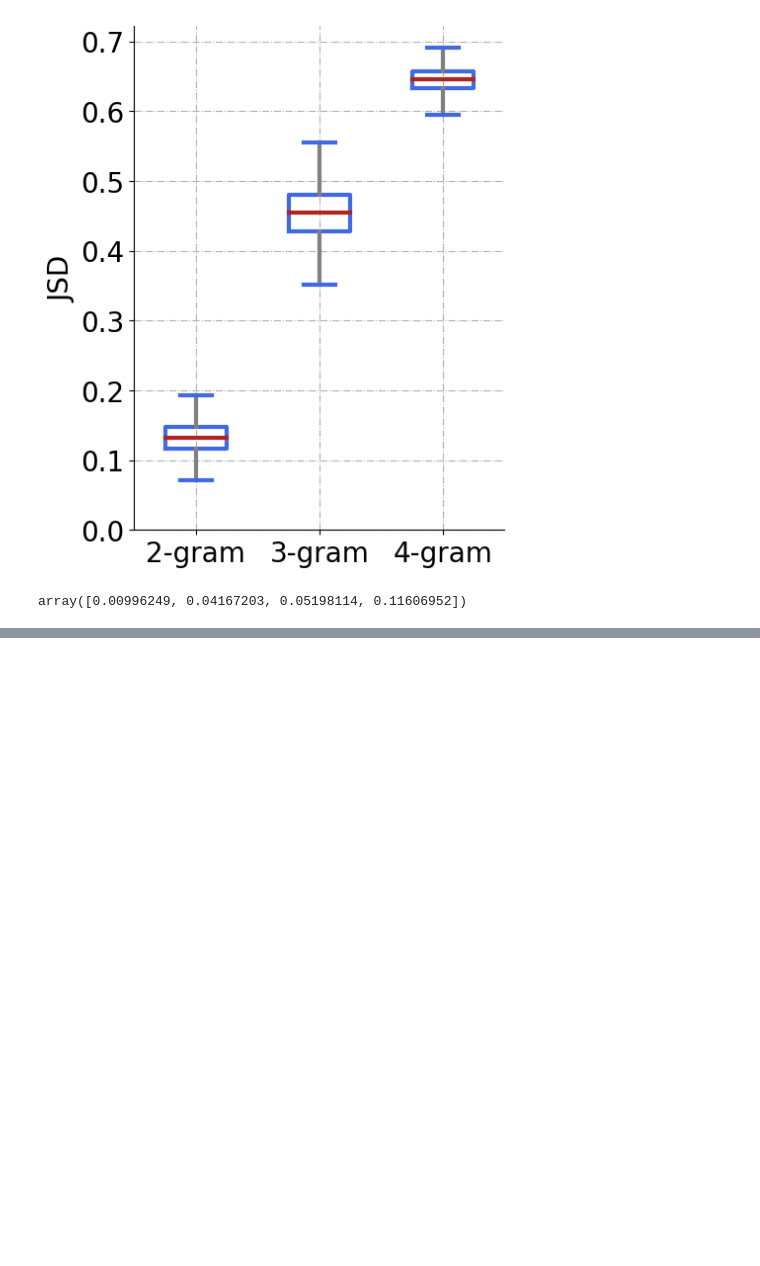
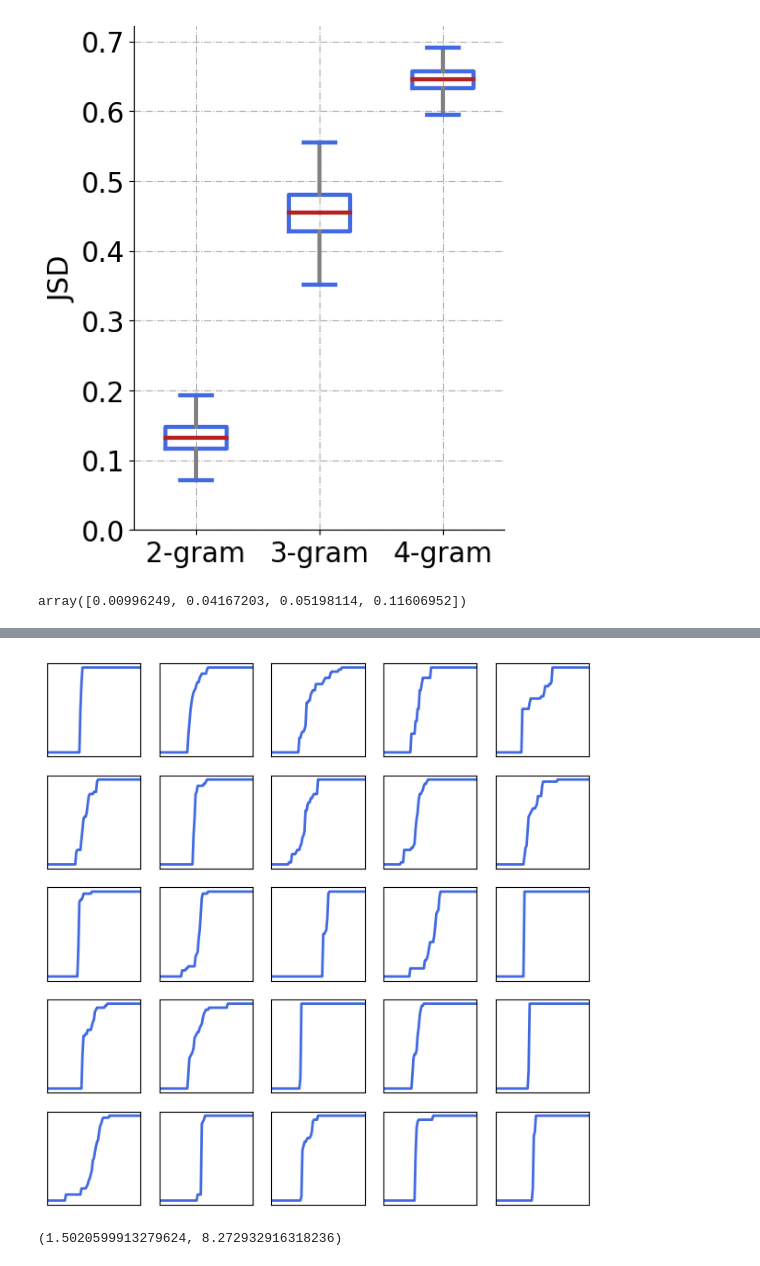
Before and after one commit to SijiangHuang/Encore-HotNets, a Jupyter notebook: motivation.ipynb, the cells around one changed output, grey strips where cells are left out. Saved outputs shown, nothing was run; the diff lists cells and outputs as text; code cells hidden in the pictures; blank space fills up the shorter version.

```diff
--- a/motivation.ipynb
+++ b/motivation.ipynb
@@ -235,0 +252,23 @@ array([0.00996249, 0.04167203, 0.05198114, 0.11606952])
+# %%
+fig = plt.figure(figsize=(6, 6))
+plt.subplots_adjust(left=0.01, top=0.99, bottom=0.01, right=0.99)
+bins = np.arange(0, 9, 0.1)
+for i in range(1, 26):
+    ax = plt.subplot(5,5,i)
+    # ax.spines['right'].set_visible(False)
+    # ax.spines['top'].set_visible(False)
+    ax.tick_params(axis='x', labelbottom=False, bottom=False)
+    ax.tick_params(axis='y', labelleft=False, left=False)
+    ax.set_xlim([0, 9])
+    size = np.log10(pairdata[freqpairs[i - 1]]['size'].values)
+    # bins = np.arange(np.min(size) - 0.1, np.max(size) + 0.1, 0.1)
+    counts, bins = np.histogram(size, bins)
+    cdf = np.cumsum(counts) / np.cumsum(counts)[-1]
+    ax.plot(bins[1:], cdf, linewidth=2, color='RoyalBlue', alpha=1.0, label='Individual Pairs')
+plt.savefig('figure/distributions.pdf', dpi=400)
+# %% [output]
+[figure, added]
+# %%
+np.min(all_size) - 0.1, np.max(all_size) + 0.1
+# %% [output]
+(1.5020599913279624, 8.272932916318236)
```
Also changed, not shown: parts of 3 cells of this notebook, 13 other files.
